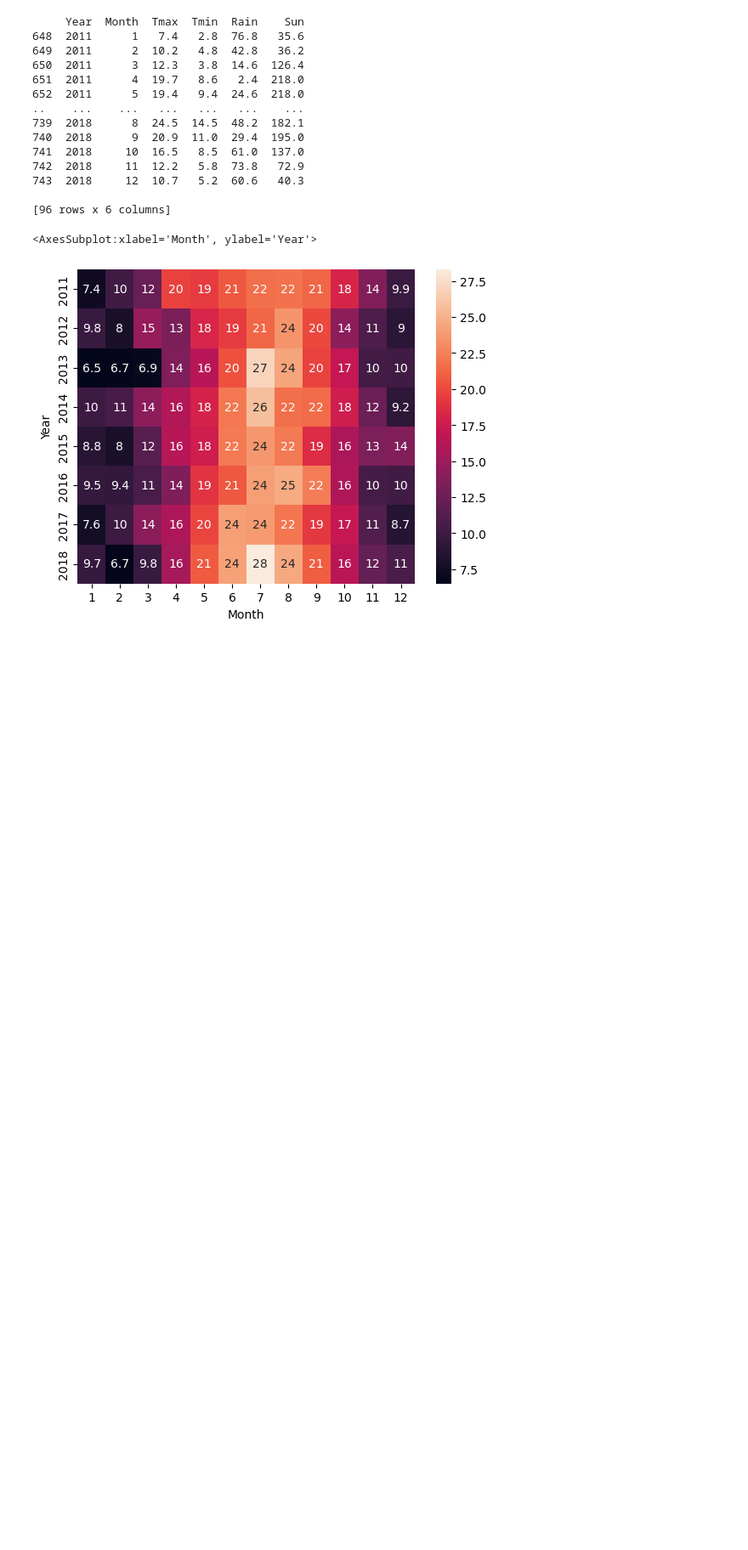
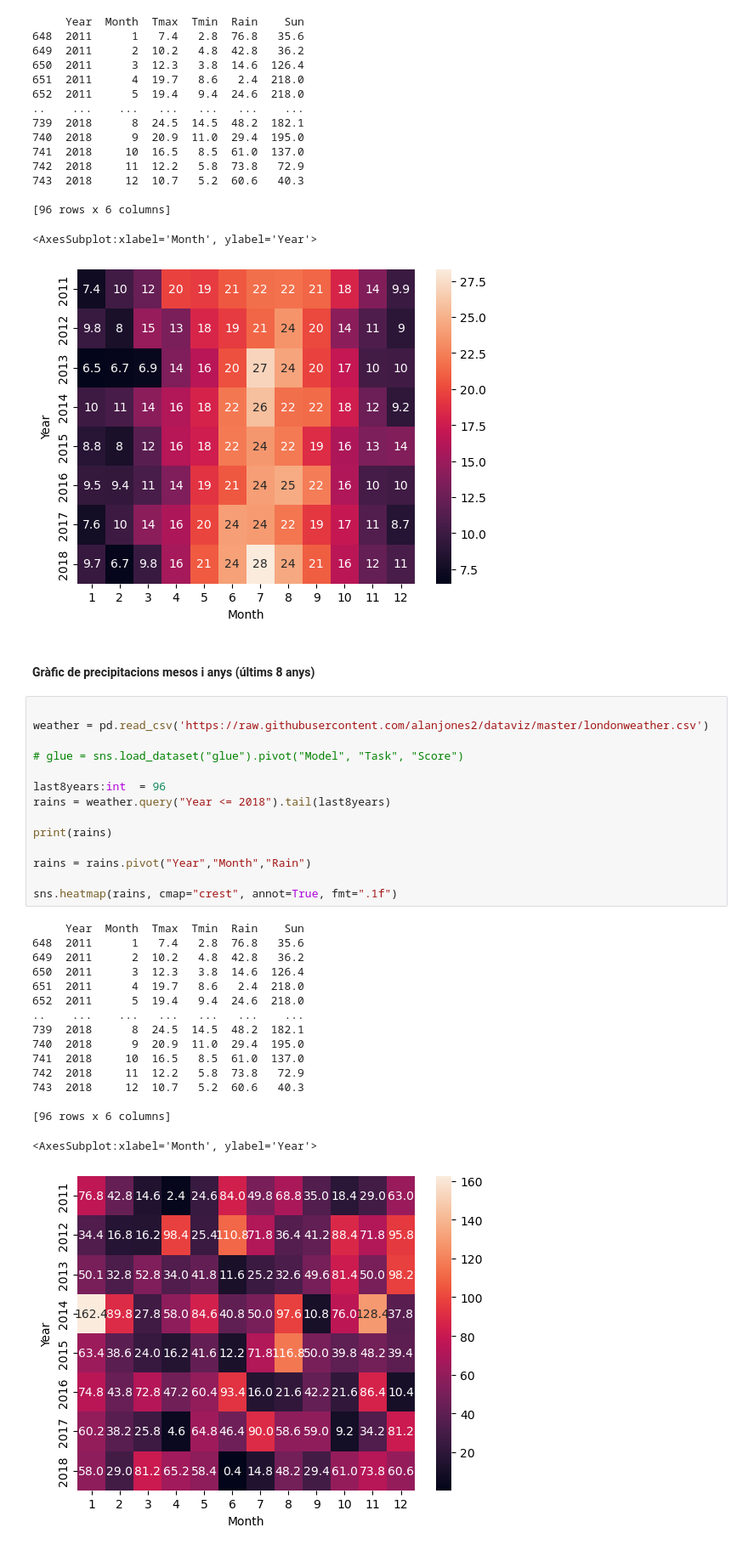
Before and after one commit to miquelamorosaldev/dawbio2-m14-bioinformatica-curs2022-2023-uf1-uf2, a Jupyter notebook: Sessió15_Estadistica/Estadistica_Rectes_Regressió/exercici-tempbcn.ipynb, the cells around one changed output. Shown: that part at 85% size. Drawn from its saved outputs; the diff is of its cells as text; blank space fills up the shorter version.

Commit message:
heatmap 2

```diff
--- a/Sessió15_Estadistica/Estadistica_Rectes_Regressió/exercici-tempbcn.ipynb
+++ b/Sessió15_Estadistica/Estadistica_Rectes_Regressió/exercici-tempbcn.ipynb
@@ -155,3 +155,37 @@ sns.heatmap(weather, annot=True)
 [96 rows x 6 columns]
 <AxesSubplot:xlabel='Month', ylabel='Year'>
 [figure]
+# %% [markdown]
+
+#### Gràfic de precipitacions mesos i anys (últims 8 anys)
+# %%
+
+weather = pd.read_csv('https://raw.githubusercontent.com/alanjones2/dataviz/master/londonweather.csv')
+
+# glue = sns.load_dataset("glue").pivot("Model", "Task", "Score")
+
+last8years:int  = 96
+rains = weather.query("Year <= 2018").tail(last8years)
+
+print(rains)
+
+rains = rains.pivot("Year","Month","Rain")
+
+sns.heatmap(rains, cmap="crest", annot=True, fmt=".1f")
+# %% [output]
+     Year  Month  Tmax  Tmin  Rain    Sun
+648  2011      1   7.4   2.8  76.8   35.6
+649  2011      2  10.2   4.8  42.8   36.2
+650  2011      3  12.3   3.8  14.6  126.4
+651  2011      4  19.7   8.6   2.4  218.0
+652  2011      5  19.4   9.4  24.6  218.0
+..    ...    ...   ...   ...   ...    ...
+739  2018      8  24.5  14.5  48.2  182.1
+740  2018      9  20.9  11.0  29.4  195.0
+741  2018     10  16.5   8.5  61.0  137.0
+742  2018     11  12.2   5.8  73.8   72.9
+743  2018     12  10.7   5.2  60.6   40.3
+
+[96 rows x 6 columns]
+<AxesSubplot:xlabel='Month', ylabel='Year'>
+[figure, added]
```
Also changed, not shown: parts of 1 cell of this notebook.
